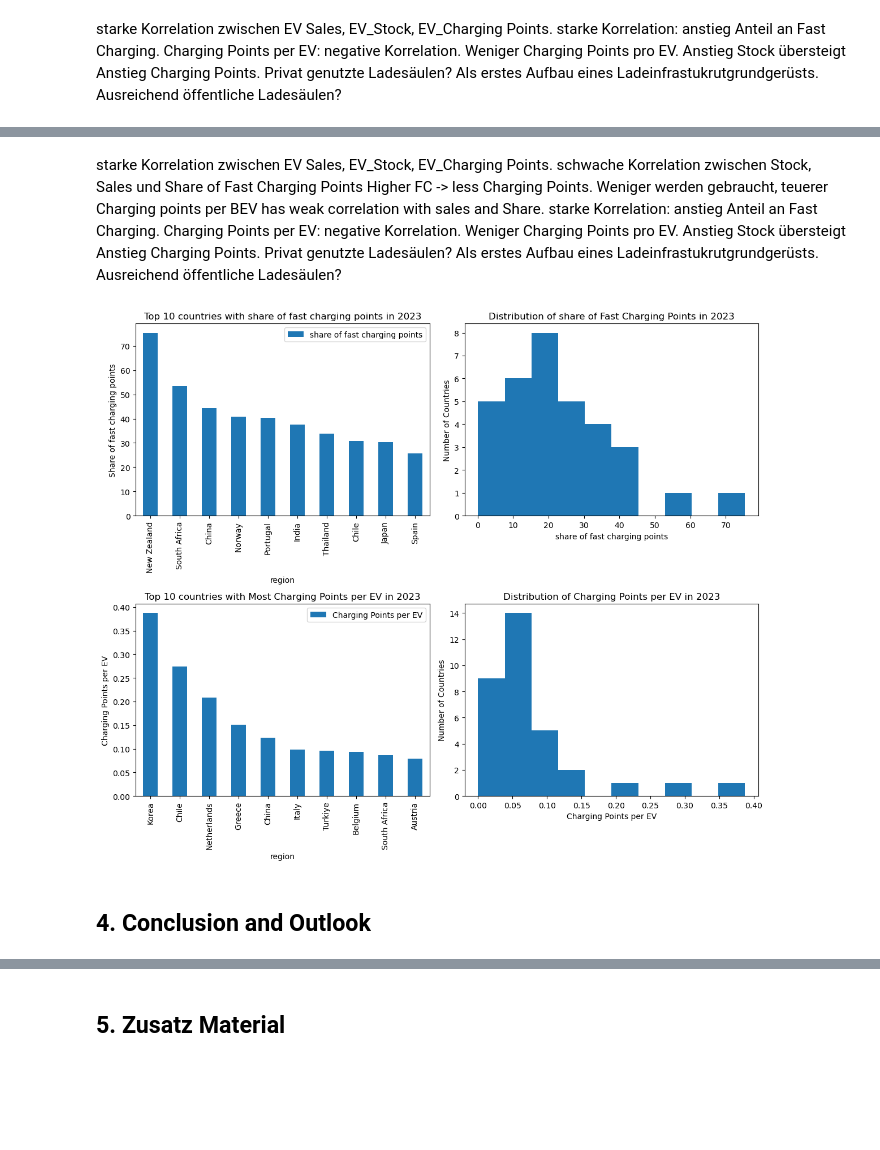
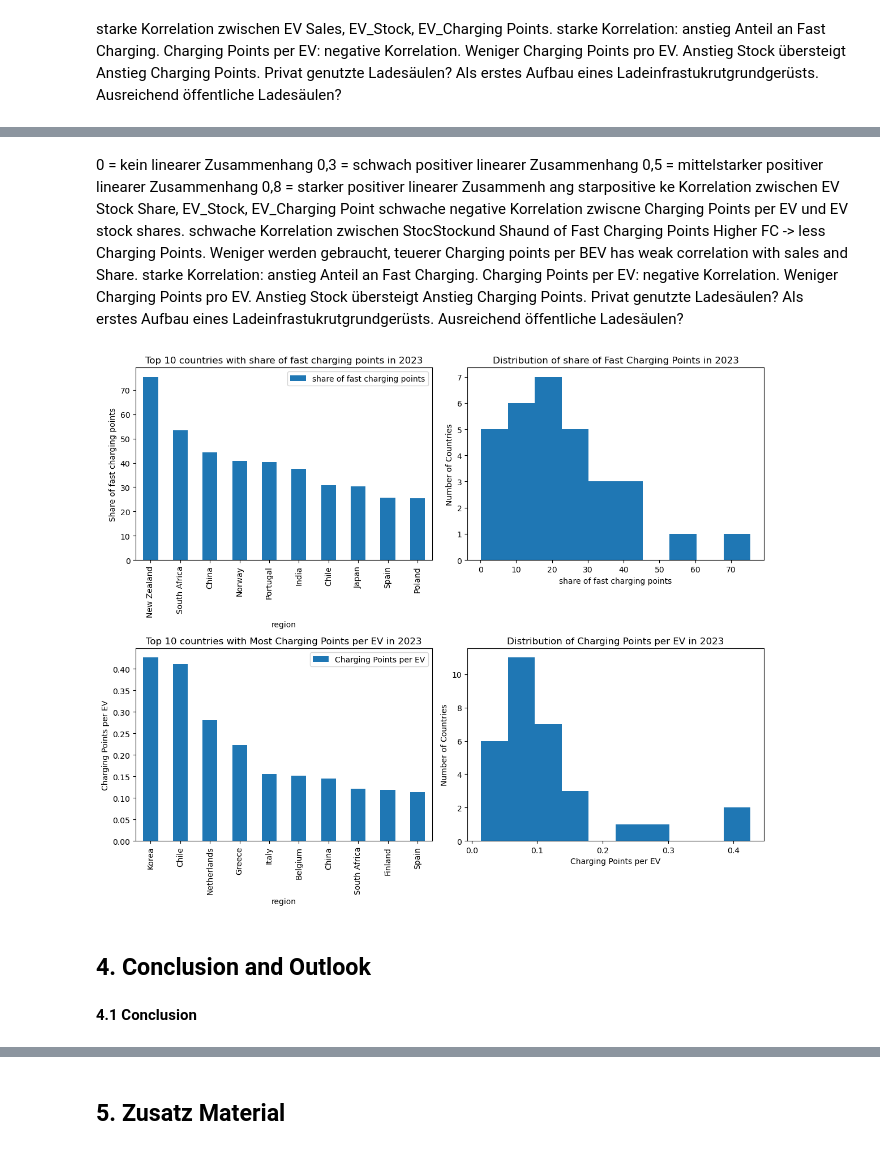
Before and after one commit to jenst0710/Electromobility-Data-Analysis, a Jupyter notebook: Capstone.ipynb, the cells around one changed output, grey strips where cells are left out. Saved outputs shown, nothing was run; the diff lists cells and outputs as text; code cells hidden in the pictures; blank space fills up the shorter version.

```diff
--- a/Capstone.ipynb
+++ b/Capstone.ipynb
@@ -435,0 +620,12 @@ plt.show()
+# %%
+# fill the rest of NaN in the first years with zeros
+EV_h_charging_points_pivot.loc[:, 'EV charging points_Publicly available fast'] = EV_h_charging_points_pivot['EV charging points_Publicly available fast'].fillna(0)
+EV_h_charging_points_pivot.loc[:, 'EV charging points_Publicly available slow'] = EV_h_charging_points_pivot['EV charging points_Publicly available slow'].fillna(0)
+# %%
+#Adding the summary of charging points
+EV_h_charging_points_pivot['EV charging points_sum']=EV_h_charging_points_pivot[['EV charging points_Publicly available fast', 'EV charging points_Publicly available slow']].sum(axis=1)
+EV_h_charging_points_pivot
+
+# merge charging points and EV_cars_h_filtered
+EV_cars_charge_h=pd.merge(EV_cars_h_filtered, EV_h_charging_points_pivot, how='inner', left_on=['year', 'region'], right_on = ['year', 'region'])
+EV_cars_charge_h.head(20)
@@ -439 +682,5 @@ Anteil an Fast Charging points is going up. Positive Entwicklung, macht Elektroa
+# %%
+# development of Charging Points in different countries
+exclude_regions=['World', 'Europe', 'EU27']
+EV_cars_h_countries=EV_cars_charge_h[~EV_cars_charge_h.region.isin(exclude_regions)]
 # %%
@@ -471,9 +695,0 @@ plt.show()
-# %%
-# Charging points correlation in 2023 for different regions
-exclude_regions=['World', 'Europe', 'EU27']
-EV_cars_h_countries=EV_cars_h[~EV_cars_h.region.isin(exclude_regions)]
-
-EV_cars_h_countries_corr=EV_cars_h_sorted[['EV stock_Sum','EV sales_Sum','EV sales share_EV', 'EV stock share_EV', 'EV charging points_sum', 'share of fast charging points', 'Charging Points per EV']].corr(method = 'spearman')
-sns.heatmap(EV_cars_h_sorted_corr, annot=True)
-plt.title('Correlation of Parameters for the different countries over the years')
-plt.show()
@@ -482,6 +704,12 @@ plt.show()
 # %% [markdown]
-starke Korrelation zwischen EV Sales, EV_Stock, EV_Charging Points.
-schwache Korrelation zwischen Stock, Sales und Share of Fast Charging Points
+0 = kein linearer Zusammenhang
+0,3 = schwach positiver linearer Zusammenhang
+0,5 = mittelstarker positiver linearer Zusammenhang
+0,8 = starker positiver linearer Zusammenh
+ang
+starpositive ke Korrelation zwischen EV Stock Share, EV_Stock, EV_Charging Point
+schwache negative Korrelation zwiscne Charging Points per EV und EV stock shares.
+schwache Korrelation zwischen StocStockund Shaund of Fast Charging Points
 Higher FC -> less Charging Points. Weniger werden gebraucht, teuerer
 Charging points per BEV has weak correlation with sales and Share.
 starke Korrelation: anstieg Anteil an Fast Charging. Charging Points per EV: negative Korrelation. Weniger Charging Points pro EV. Anstieg Stock übersteigt Anstieg Charging Points. Privat genutzte Ladesäulen? Als erstes Aufbau eines Ladeinfrastukrutgrundgerüsts. Ausreichend öffentliche Ladesäulen?
@@ -488,26 +721,28 @@ starke Korrelation: anstieg Anteil an Fast Charging. Charging Points per EV: neg
 # %%
+EV_cars_charge_h_2023=EV_cars_h_countries[EV_cars_h_countries['year']==2023]
+
 fig, ax= plt.subplots (2,2, figsize=(12,10))
 
-EV_cars_h_2023_sorted_fc=EV_cars_h_2023.sort_values(by='share of fast charging points', ascending=False)
+EV_cars_h_2023_sorted_fc=EV_cars_charge_h_2023.sort_values(by='share of fast charging points', ascending=False)
 EV_cars_h_2023_sorted_fc[['region','share of fast charging points']].head(10).plot(kind='bar',  x='region', ax=ax[0,0])
 ax[0,0].set_title('Top 10 countries with share of fast charging points in 2023')
 ax[0,0].set_ylabel('Share of fast charging points')
 
-EV_cars_h_2023['share of fast charging points'].plot(kind='hist',ax=ax[0,1])
+EV_cars_charge_h_2023['share of fast charging points'].plot(kind='hist',ax=ax[0,1])
 ax[0,1].set_title('Distribution of share of Fast Charging Points in 2023')
 ax[0,1].set_ylabel('Number of Countries')
 ax[0,1].set_xlabel('share of fast charging points')
 
-EV_cars_h_2023_sorted_per_EV=EV_cars_h_2023.sort_values(by='Charging Points per EV', ascending=False)
+EV_cars_h_2023_sorted_per_EV=EV_cars_charge_h_2023.sort_values(by='Charging Points per EV', ascending=False)
 EV_cars_h_2023_sorted_per_EV[['region','Charging Points per EV']].head(10).plot(kind='bar',  x='region', ax=ax[1,0])
 ax[1,0].set_title('Top 10 countries with Most Charging Points per EV in 2023')
 ax[1,0].set_ylabel('Charging Points per EV')
 
-EV_cars_h_2023['Charging Points per EV'].plot(kind='hist',ax=ax[1,1])
+EV_cars_charge_h_2023['Charging Points per EV'].plot(kind='hist',ax=ax[1,1])
 ax[1,1].set_title('Distribution of Charging Points per EV in 2023')
 ax[1,1].set_ylabel('Number of Countries')
 ax[1,1].set_xlabel('Charging Points per EV')
 plt.tight_layout()
 plt.show()
 # %% [output]
-[figure, old version]
+[figure, new version]
@@ -514,4 +751,6 @@ plt.show()
 # %% [markdown]
 ## 4. Conclusion and Outlook
+# %% [markdown]
+**4.1 Conclusion**
 # %%
 # Results: hier darstellen und nochmals in PowerBi als Dashboard
```
Also changed, not shown: parts of 73 cells of this notebook, 2 other files.
